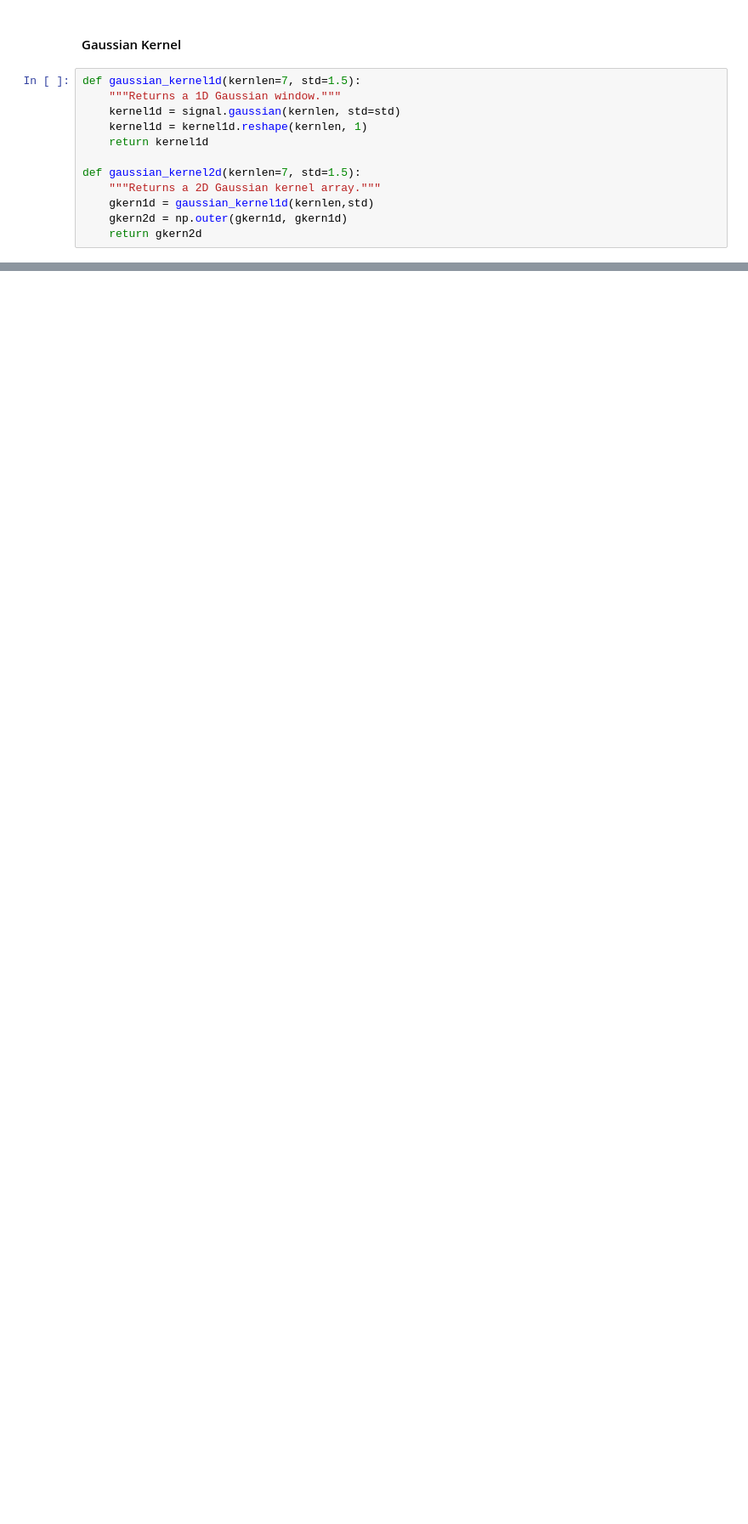
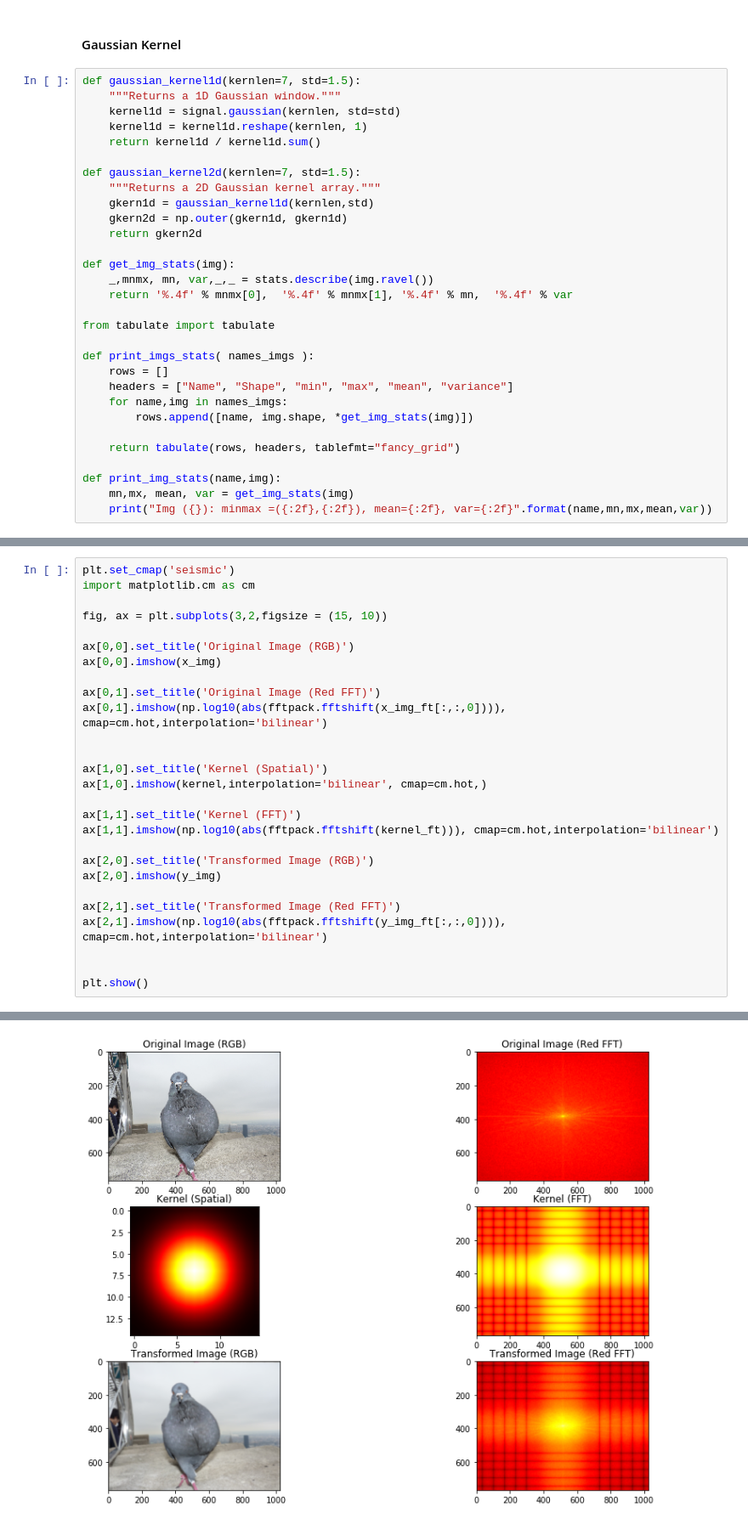
Before and after one commit to sbme-tutorials/sbme-tutorials.github.io, a Jupyter notebook: 2020/cv/notebooks/frequency_filter.ipynb, the cells around one changed output, grey strips where cells are left out. Shown at 85% size. Drawn from its saved outputs; the diff is of its cells as text; blank space fills up the shorter version.

```diff
--- a/2020/cv/notebooks/frequency_filter.ipynb
+++ b/2020/cv/notebooks/frequency_filter.ipynb
@@ -19,10 +19,28 @@ def gaussian_kernel1d(kernlen=7, std=1.5):
     """Returns a 1D Gaussian window."""
     kernel1d = signal.gaussian(kernlen, std=std)
     kernel1d = kernel1d.reshape(kernlen, 1)
-    return kernel1d
+    return kernel1d / kernel1d.sum()
 
 def gaussian_kernel2d(kernlen=7, std=1.5):
     """Returns a 2D Gaussian kernel array."""
     gkern1d = gaussian_kernel1d(kernlen,std)
     gkern2d = np.outer(gkern1d, gkern1d)
     return gkern2d
+
+def get_img_stats(img):
+    _,mnmx, mn, var,_,_ = stats.describe(img.ravel())
+    return '%.4f' % mnmx[0],  '%.4f' % mnmx[1], '%.4f' % mn,  '%.4f' % var
+
+from tabulate import tabulate
+
+def print_imgs_stats( names_imgs ):
+    rows = []
+    headers = ["Name", "Shape", "min", "max", "mean", "variance"]
+    for name,img in names_imgs:
+        rows.append([name, img.shape, *get_img_stats(img)])
+
+    return tabulate(rows, headers, tablefmt="fancy_grid")
+
+def print_img_stats(name,img):
+    mn,mx, mean, var = get_img_stats(img)
+    print("Img ({}): minmax =({:2f},{:2f}), mean={:2f}, var={:2f}".format(name,mn,mx,mean,var))
@@ -102,0 +108,28 @@ plt.show()
+# %%
+plt.set_cmap('seismic')
+import matplotlib.cm as cm
+
+fig, ax = plt.subplots(3,2,figsize = (15, 10))
+
+ax[0,0].set_title('Original Image (RGB)')
+ax[0,0].imshow(x_img)
+
+ax[0,1].set_title('Original Image (Red FFT)')
+ax[0,1].imshow(np.log10(abs(fftpack.fftshift(x_img_ft[:,:,0]))),  cmap=cm.hot,interpolation='bilinear')
+
+
+ax[1,0].set_title('Kernel (Spatial)')
+ax[1,0].imshow(kernel,interpolation='bilinear', cmap=cm.hot,)
+
+ax[1,1].set_title('Kernel (FFT)')
+ax[1,1].imshow(np.log10(abs(fftpack.fftshift(kernel_ft))), cmap=cm.hot,interpolation='bilinear')
+
+ax[2,0].set_title('Transformed Image (RGB)')
+ax[2,0].imshow(y_img)
+
+ax[2,1].set_title('Transformed Image (Red FFT)')
+ax[2,1].imshow(np.log10(abs(fftpack.fftshift(y_img_ft[:,:,0]))), cmap=cm.hot,interpolation='bilinear')
+
+
+plt.show()
+# %% [output]
@@ -103 +137,2 @@ plt.show()
+[figure, added]
 # %% [markdown]
```
Also changed, not shown: parts of 12 cells of this notebook, 7 other files.
